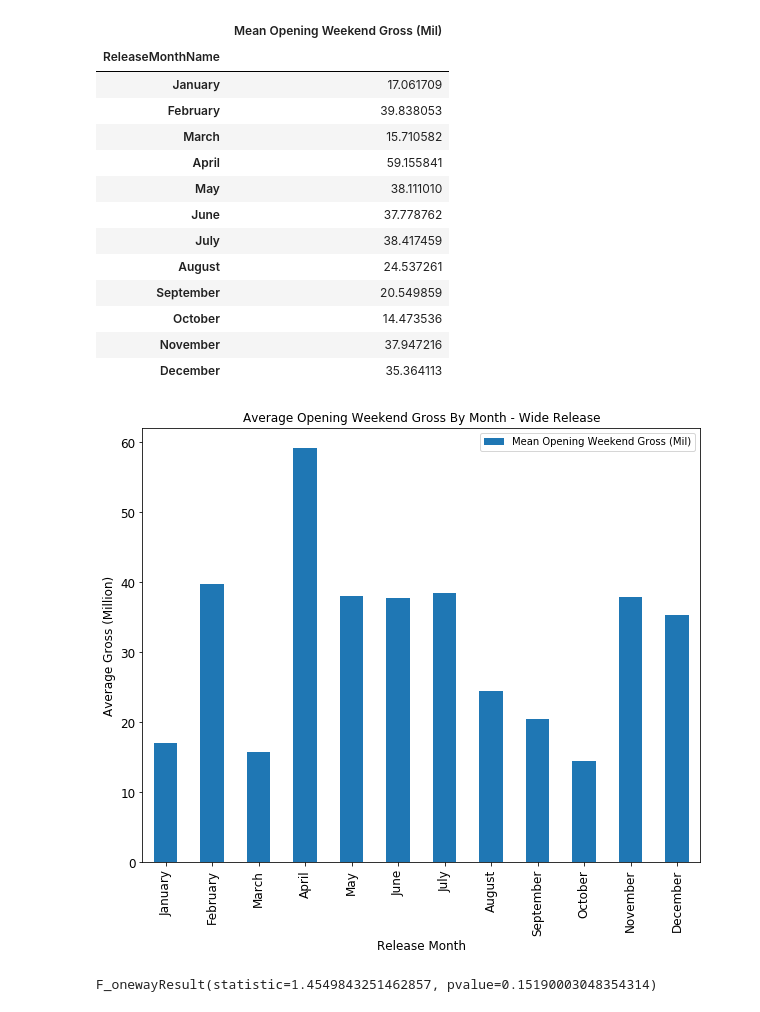
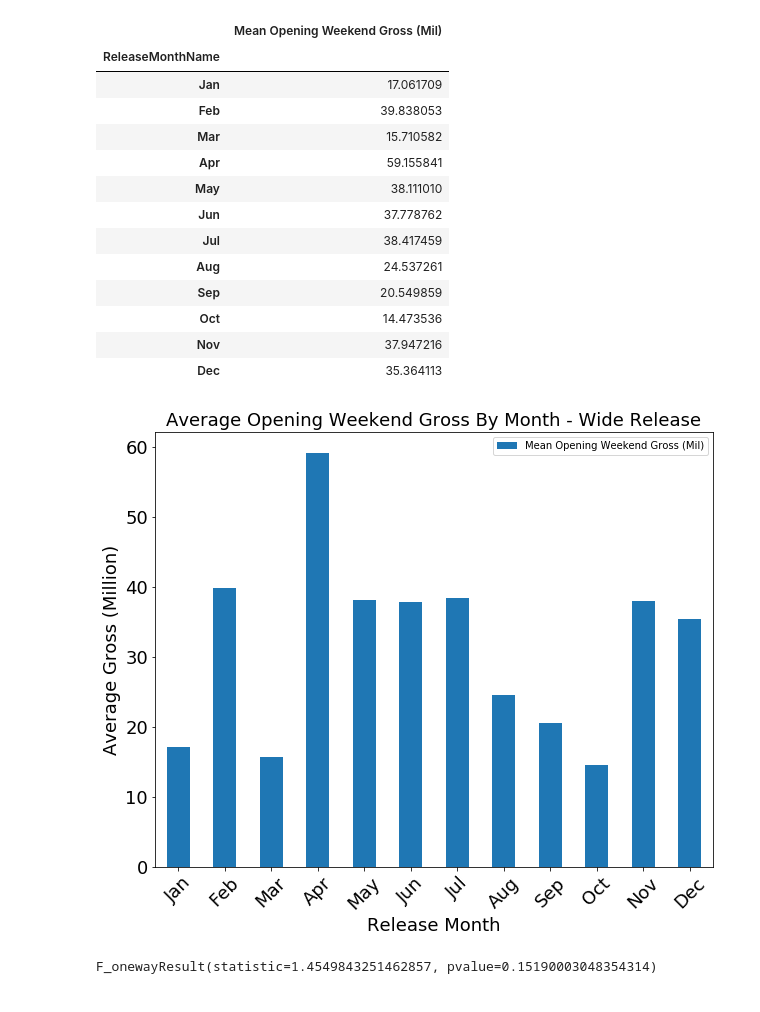
Before and after one commit to ocsc-datascience/MovieDataMagic, a Jupyter notebook: notebooks/MoviesOpeningBoxOfficeByMonth-WideRelease.ipynb, the cells around one changed output. Cells and saved outputs as stored; diff of their text form; code cells hidden in the pictures.

Commit message:
updated code and plot by month/season

```diff
--- a/notebooks/MoviesOpeningBoxOfficeByMonth-WideRelease.ipynb
+++ b/notebooks/MoviesOpeningBoxOfficeByMonth-WideRelease.ipynb
@@ -112,36 +112,38 @@ WRgroupByReleaseMonthSorted_df
 | 12 | December | 16 | 5.658258e+08 | 35.364113 |
 # %%
 WRplot_df = WRgroupByReleaseMonthSorted_df[["ReleaseMonthName", "Mean Opening Weekend Gross (Mil)"]]
+for i in range(1, len(WRplot_df)+ 1):
+    WRplot_df.loc[i,"ReleaseMonthName"] = WRplot_df.loc[i,"ReleaseMonthName"][0:3]
+
 WRplot_df.set_index("ReleaseMonthName", inplace=True)
 
 WRplot_df
 # %% [output]
 |  | Mean Opening Weekend Gross (Mil) |
 | ReleaseMonthName |  |
-| January | 17.061709 |
-| February | 39.838053 |
-| March | 15.710582 |
-| April | 59.155841 |
+| Jan | 17.061709 |
+| Feb | 39.838053 |
+| Mar | 15.710582 |
+| Apr | 59.155841 |
 | May | 38.111010 |
-| June | 37.778762 |
-| July | 38.417459 |
-| August | 24.537261 |
-| September | 20.549859 |
-| October | 14.473536 |
-| November | 37.947216 |
-| December | 35.364113 |
+| Jun | 37.778762 |
+| Jul | 38.417459 |
+| Aug | 24.537261 |
+| Sep | 20.549859 |
+| Oct | 14.473536 |
+| Nov | 37.947216 |
+| Dec | 35.364113 |
 # %%
 ax = WRplot_df.plot(kind='bar', \
-                  title = 'Average Opening Weekend Gross By Month - Wide Release',\
-                  figsize=(10, 8), legend=True, fontsize=12 )
+                  figsize=(10, 8), legend=True, fontsize=18, rot= 45)
 
-
-ax.set_xlabel("Release Month", fontsize=12)
-ax.set_ylabel("Average Gross (Million)", fontsize=12)
+ax.set_title('Average Opening Weekend Gross By Month - Wide Release',fontsize= 18)
+ax.set_xlabel("Release Month", fontsize=18)
+ax.set_ylabel("Average Gross (Million)", fontsize=18)
 plt.savefig('../plots/box_office_by_month.png',dpi=200)
 plt.show()
 # %% [output]
-[figure, old version]
+[figure, new version]
 # %%
 # Extract individual groups
 #  jc - into LISTS
```
Also changed, not shown: 3 other files.
